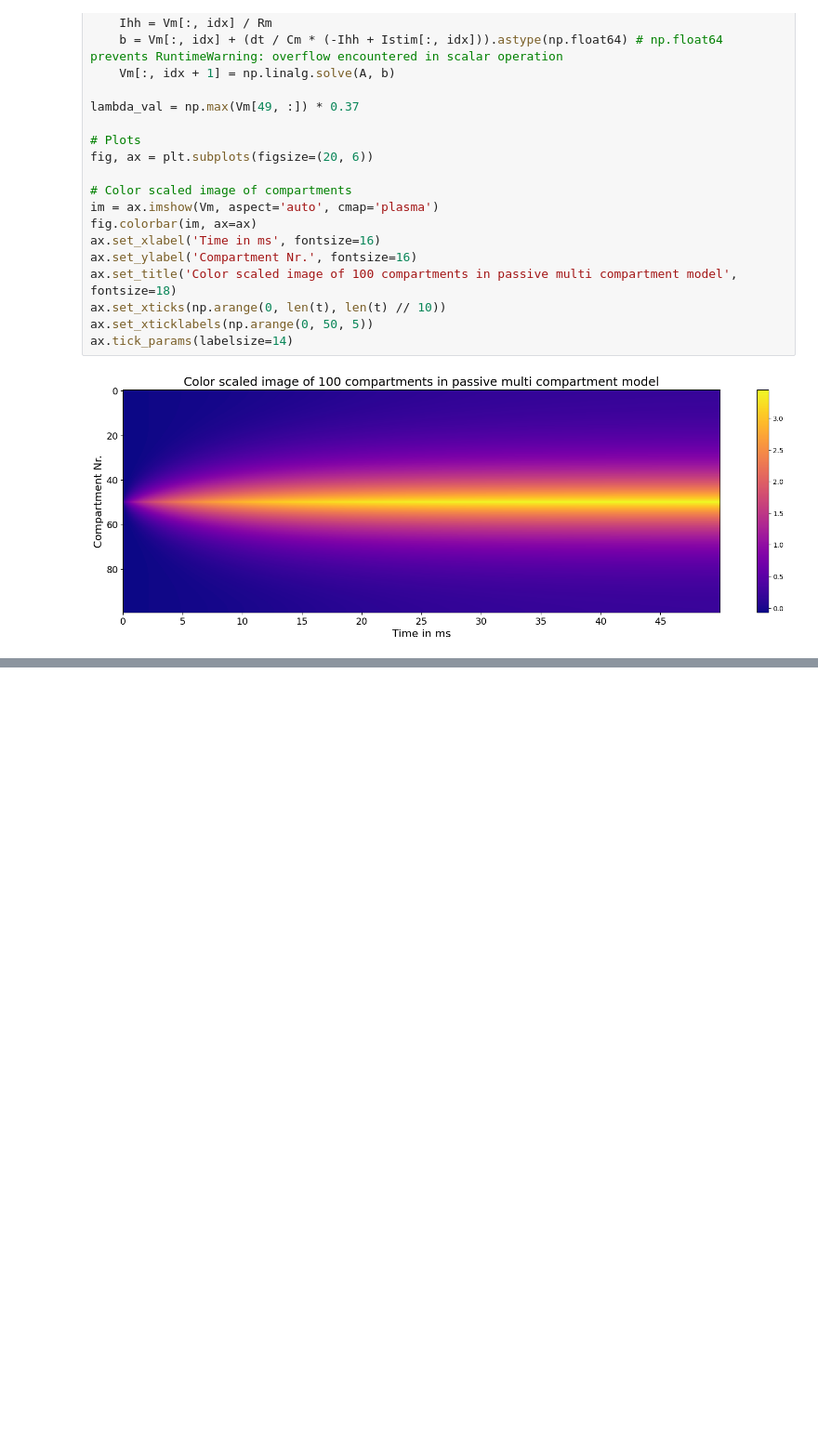
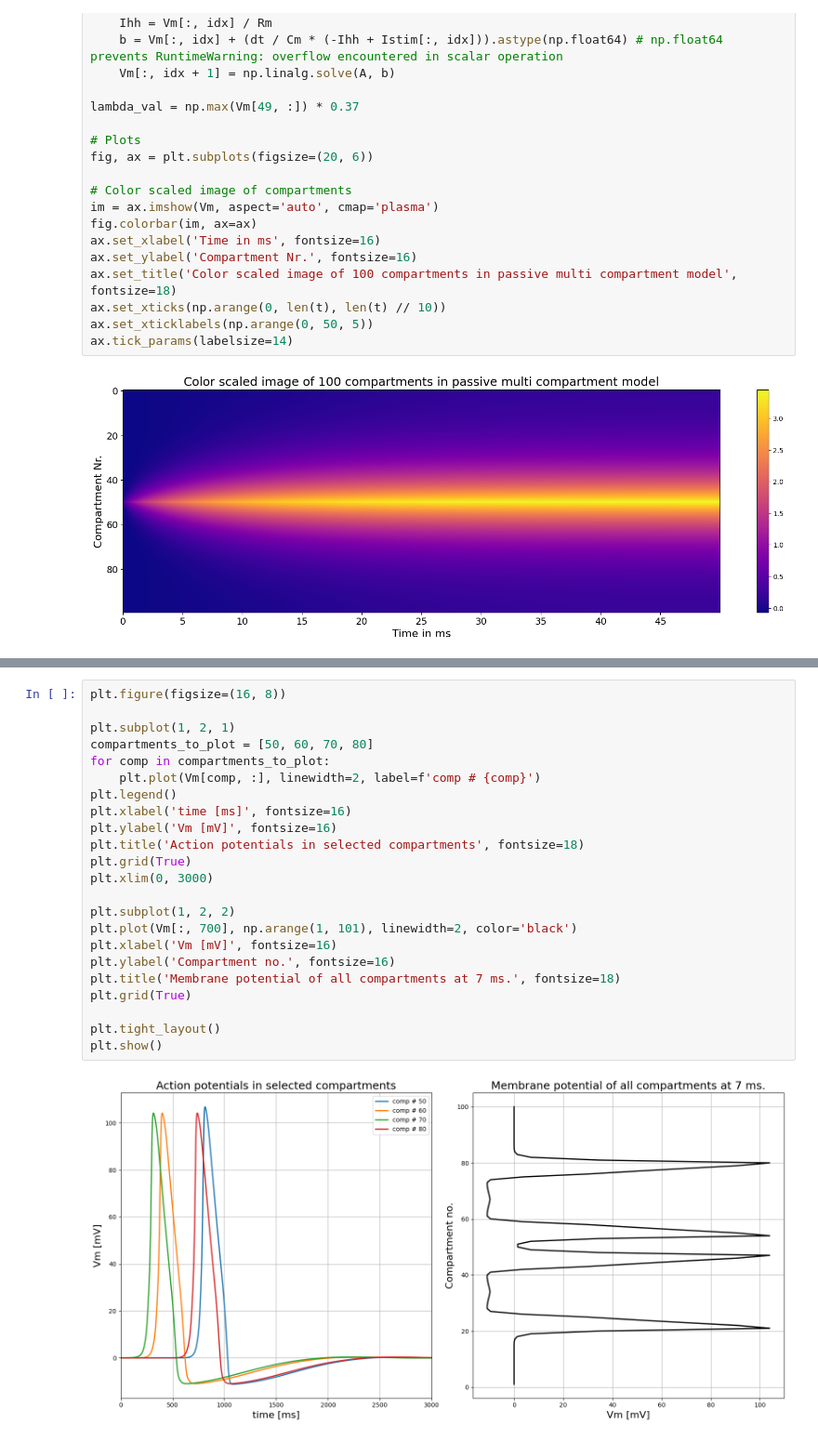
Before and after one commit to YKarsten/Neuron-Simulation, a Jupyter notebook: Neuron-Simulation.ipynb, the cells around one changed output, grey strips where cells are left out. Shown at 93% size. Cells and saved outputs as stored; diff of their text form; blank space fills up the shorter version.

```diff
--- a/Neuron-Simulation.ipynb
+++ b/Neuron-Simulation.ipynb
@@ -402,0 +635,25 @@ plt.show()
+# %%
+plt.figure(figsize=(16, 8))
+
+plt.subplot(1, 2, 1)
+compartments_to_plot = [50, 60, 70, 80]
+for comp in compartments_to_plot:
+    plt.plot(Vm[comp, :], linewidth=2, label=f'comp # {comp}')
+plt.legend()
+plt.xlabel('time [ms]', fontsize=16)
+plt.ylabel('Vm [mV]', fontsize=16)
+plt.title('Action potentials in selected compartments', fontsize=18)
+plt.grid(True)
+plt.xlim(0, 3000)
+
+plt.subplot(1, 2, 2)
+plt.plot(Vm[:, 700], np.arange(1, 101), linewidth=2, color='black')
+plt.xlabel('Vm [mV]', fontsize=16)
+plt.ylabel('Compartment no.', fontsize=16)
+plt.title('Membrane potential of all compartments at 7 ms.', fontsize=18)
+plt.grid(True)
+
+plt.tight_layout()
+plt.show()
+# %% [output]
+[figure, added]
```
Also changed, not shown: parts of 3 cells of this notebook, 1 other file.
